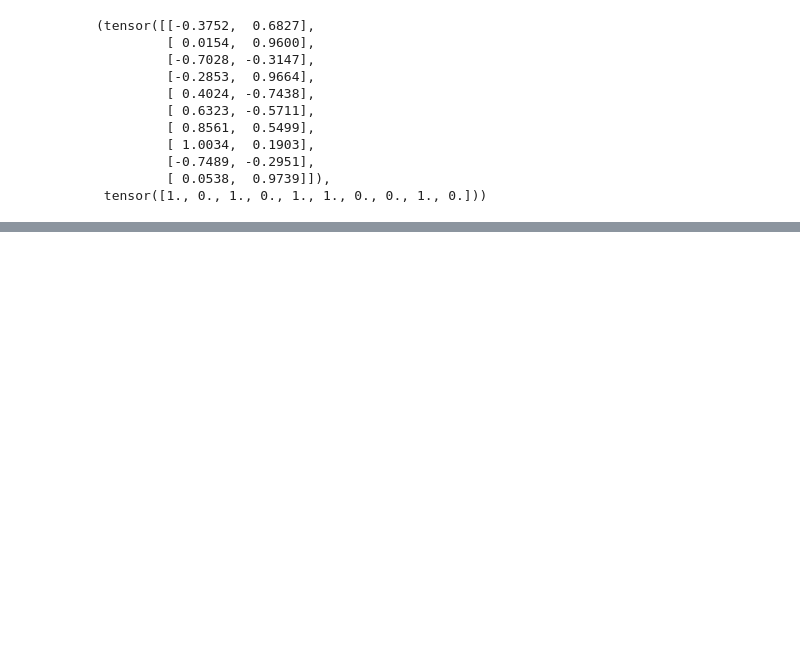
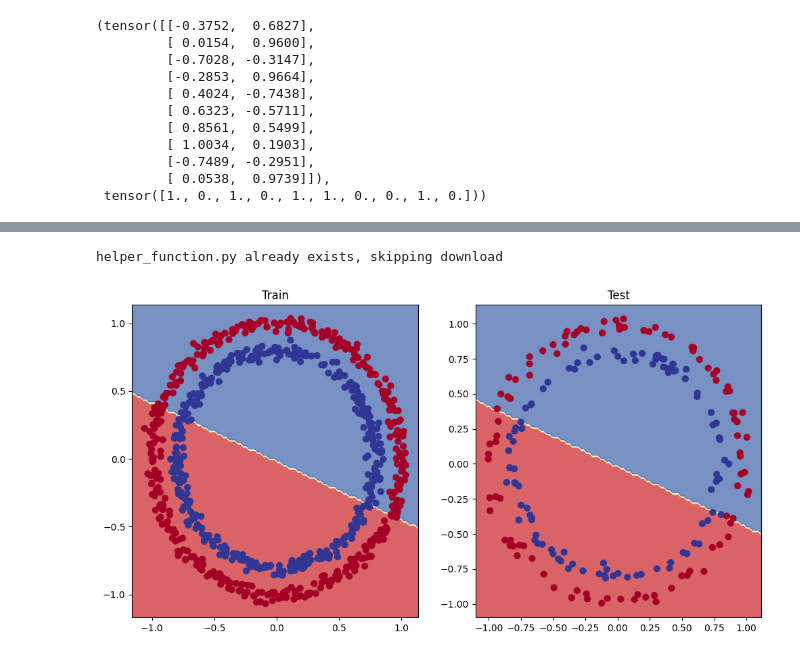
Before and after one commit to dragoontik/deep_learning_pytorch, a Jupyter notebook: 02_pytorch_classification_video.ipynb, the cells around one changed output, grey strips where cells are left out. Drawn from its saved outputs; the diff is of its cells as text; code cells hidden in the pictures; blank space fills up the shorter version.

```diff
--- a/02_pytorch_classification_video.ipynb
+++ b/02_pytorch_classification_video.ipynb
@@ -212,8 +212,8 @@ device(type='cuda', index=0)
 # Let's replicate the model above using nn.Sequential()
 
 model_0 = nn.Sequential(
-    nn.Linear(in_features=2, out_features=128),
-    nn.Linear(in_features=128, out_features=1)
+    nn.Linear(in_features=2, out_features=5),
+    nn.Linear(in_features=5, out_features=1)
 ).to(device)
 
 model_0
@@ -296,0 +294,19 @@ As a reminder, the loss function measures how *wrong* your models predictions ar
+# %%
+# Setup loss function
+loss_fn = nn.BCELoss() # requires inputs to have gone through the sigmoid activation function
+loss_fn = nn.BCEWithLogitsLoss() # this comes with the sigmoid activation function built in
+
+# nn.Sequential(
+#     nn.Sigmoid(),
+#     nn.BCELoss()
+# )
+
+optimizer = torch.optim.SGD(params=model_0.parameters(),
+                            lr=0.1)
+# %%
+# Calculate accuracy - out of 100 examples what percentage does out model get right?
+
+def accuracy_fn(y_true, y_pred):
+    correct = torch.eq(y_true, y_pred).sum().item()
+    acc = (correct / len(y_pred)) * 100
+    return acc
@@ -296,0 +331,8 @@ As a reminder, the loss function measures how *wrong* your models predictions ar
+# %%
+# View the first 5 outputs of the forward pass on the test data
+model_0.eval()
+with torch.inference_mode():
+
+    y_logits = model_0(X_test.to(device))[:5]
+
+y_logits
@@ -296,0 +469,29 @@ As a reminder, the loss function measures how *wrong* your models predictions ar
+# %%
+import requests
+from pathlib import Path
+
+# Download helper functions from Learn PyTorch repo (if it's not already downloaded)
+
+if Path("helper_functions.py").is_file():
+    print("helper_function.py already exists, skipping download")
+else:
+    print("Download helper_functions.py")
+    request = requests.get("https://raw.githubusercontent.com/mrdbourke/pytorch-deep-learning/main/helper_functions.py")
+    with open("helper_functions.py", "wb") as f:
+        f.write(request.content)
+
+
+from helper_functions import plot_predictions, plot_decision_boundary
+# %% [output]
+helper_function.py already exists, skipping download
+# %%
+# Plot decision boundry of the model
+plt.figure(figsize=(12, 6))
+plt.subplot(1, 2, 1)
+plt.title("Train")
+plot_decision_boundary(model_0, X_train, y_train)
+plt.subplot(1, 2, 2)
+plt.title("Test")
+plot_decision_boundary(model_0, X_test, y_test)
+# %% [output]
+[figure, added]
```
Also changed, not shown: parts of 33 cells of this notebook, 1 other file.
